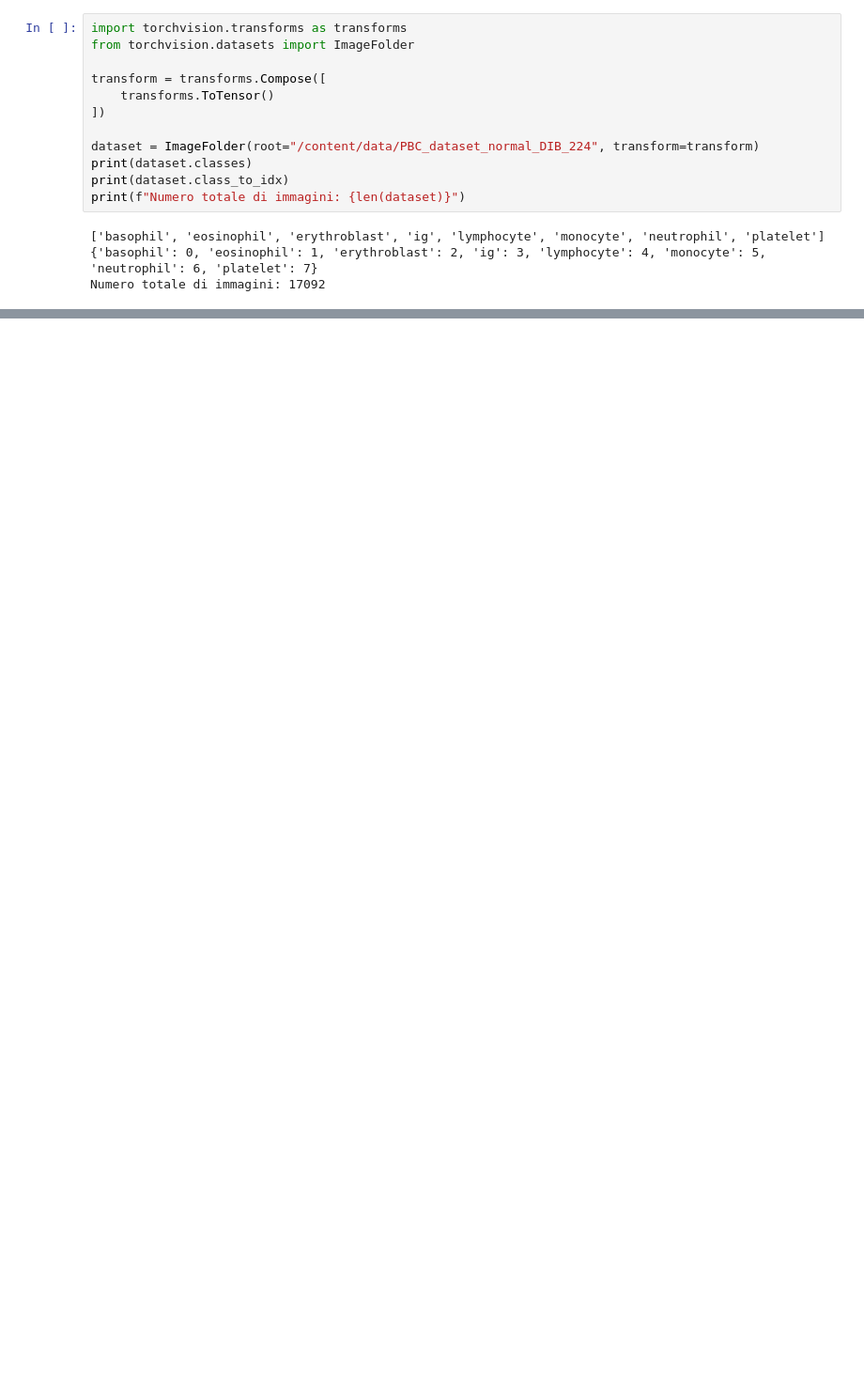
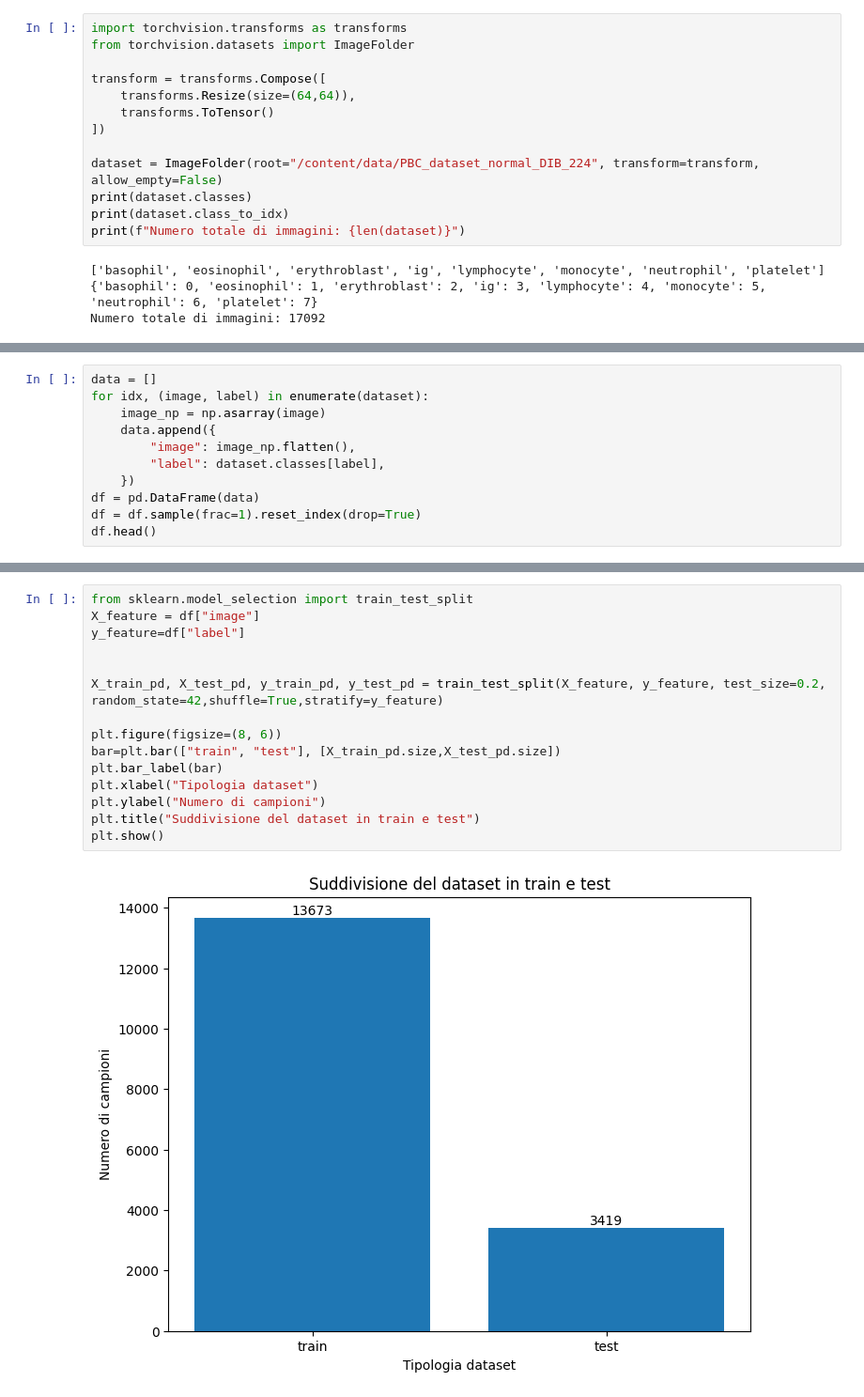
Before and after one commit to GiacomoMM/blood-cell-classification-detection, a Jupyter notebook: Progetto_LabIA.ipynb, the cells around one changed output, grey strips where cells are left out. Shown at 94% size. Cells and saved outputs as stored; diff of their text form; blank space fills up the shorter version.

```diff
--- a/Progetto_LabIA.ipynb
+++ b/Progetto_LabIA.ipynb
@@ -141,10 +139,11 @@ import torchvision.transforms as transforms
 from torchvision.datasets import ImageFolder
 
 transform = transforms.Compose([
+    transforms.Resize(size=(64,64)),
     transforms.ToTensor()
 ])
 
-dataset = ImageFolder(root="/content/data/PBC_dataset_normal_DIB_224", transform=transform)
+dataset = ImageFolder(root="/content/data/PBC_dataset_normal_DIB_224", transform=transform, allow_empty=False)
 print(dataset.classes)
 print(dataset.class_to_idx)
 print(f"Numero totale di immagini: {len(dataset)}")
@@ -184,0 +186,11 @@ plt.show()
+# %%
+data = []
+for idx, (image, label) in enumerate(dataset):
+    image_np = np.asarray(image)
+    data.append({
+        "image": image_np.flatten(),
+        "label": dataset.classes[label],
+    })
+df = pd.DataFrame(data)
+df = df.sample(frac=1).reset_index(drop=True)
+df.head()
@@ -184,0 +204,17 @@ plt.show()
+# %%
+from sklearn.model_selection import train_test_split
+X_feature = df["image"]
+y_feature=df["label"]
+
+
+X_train_pd, X_test_pd, y_train_pd, y_test_pd = train_test_split(X_feature, y_feature, test_size=0.2, random_state=42,shuffle=True,stratify=y_feature)
+
+plt.figure(figsize=(8, 6))
+bar=plt.bar(["train", "test"], [X_train_pd.size,X_test_pd.size])
+plt.bar_label(bar)
+plt.xlabel("Tipologia dataset")
+plt.ylabel("Numero di campioni")
+plt.title("Suddivisione del dataset in train e test")
+plt.show()
+# %% [output]
+[figure, added]
```
Also changed, not shown: parts of 7 cells of this notebook.
